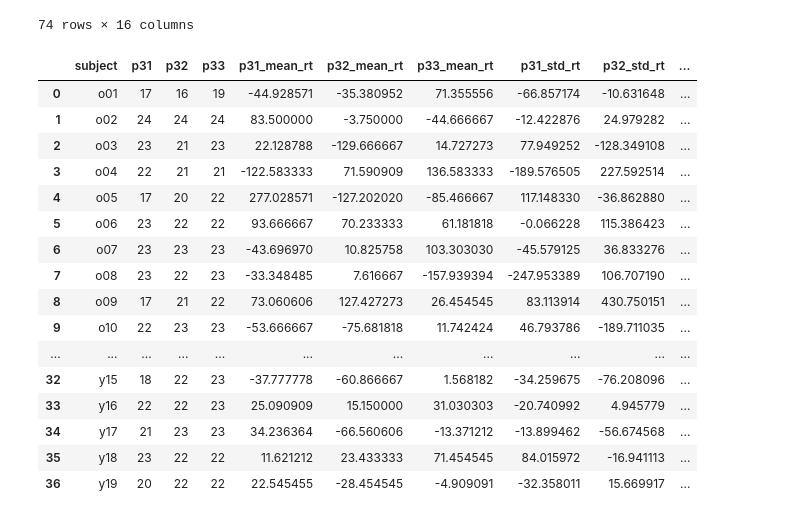
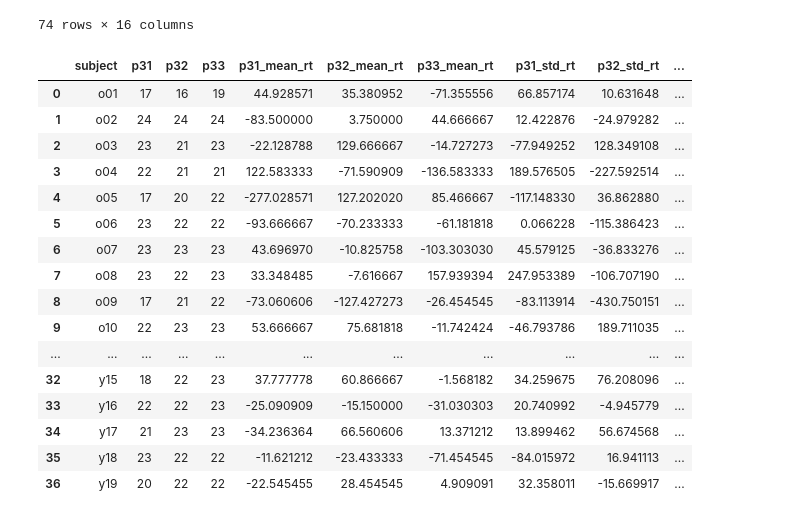
Before and after one commit to McSonk/brain-imaging, a Jupyter notebook: code/python/behaviour_global.ipynb, the cells around one changed output. Cells and saved outputs as stored; diff of their text form; code cells hidden in the pictures.

```diff
--- a/code/python/behaviour_global.ipynb
+++ b/code/python/behaviour_global.ipynb
@@ -208,37 +209,37 @@ rep_stats_df
 # %%
 subject_stats_df = rep_stats_df.sort_values(by='rep').groupby('subject').agg({
     'p31': 'sum',
     'p32': 'sum',
     'p33': 'sum',
-    'p31_mean_rt': lambda x: x.iloc[0] - x.iloc[1],
-    'p32_mean_rt': lambda x: x.iloc[0] - x.iloc[1],
-    'p33_mean_rt': lambda x: x.iloc[0] - x.iloc[1],
-    'p31_std_rt': lambda x: x.iloc[0] - x.iloc[1],
-    'p32_std_rt': lambda x: x.iloc[0] - x.iloc[1],
-    'p33_std_rt': lambda x: x.iloc[0] - x.iloc[1],
+    'p31_mean_rt': lambda x: x.iloc[1] - x.iloc[0],
+    'p32_mean_rt': lambda x: x.iloc[1] - x.iloc[0],
+    'p33_mean_rt': lambda x: x.iloc[1] - x.iloc[0],
+    'p31_std_rt': lambda x: x.iloc[1] - x.iloc[0],
+    'p32_std_rt': lambda x: x.iloc[1] - x.iloc[0],
+    'p33_std_rt': lambda x: x.iloc[1] - x.iloc[0],
     'dummy_p3_': 'sum',
     'mean_rt': lambda x: x.iloc[0] - x.iloc[1],
     'std_rt': lambda x: x.iloc[0] - x.iloc[1],
     'mean_acc': lambda x: x.iloc[0] - x.iloc[1],
     'std_acc': lambda x: x.iloc[0] - x.iloc[1]
 }).reset_index()
 
 subject_stats_df
 # %% [output]
 |  | subject | p31 | p32 | p33 | p31_mean_rt | p32_mean_rt | p33_mean_rt | p31_std_rt | p32_std_rt | ... |
-| 0 | o01 | 17 | 16 | 19 | -44.928571 | -35.380952 | 71.355556 | -66.857174 | -10.631648 | ... |
-| 1 | o02 | 24 | 24 | 24 | 83.500000 | -3.750000 | -44.666667 | -12.422876 | 24.979282 | ... |
-| 2 | o03 | 23 | 21 | 23 | 22.128788 | -129.666667 | 14.727273 | 77.949252 | -128.349108 | ... |
-| 3 | o04 | 22 | 21 | 21 | -122.583333 | 71.590909 | 136.583333 | -189.576505 | 227.592514 | ... |
-| 4 | o05 | 17 | 20 | 22 | 277.028571 | -127.202020 | -85.466667 | 117.148330 | -36.862880 | ... |
-| 5 | o06 | 23 | 22 | 22 | 93.666667 | 70.233333 | 61.181818 | -0.066228 | 115.386423 | ... |
-| 6 | o07 | 23 | 23 | 23 | -43.696970 | 10.825758 | 103.303030 | -45.579125 | 36.833276 | ... |
-| 7 | o08 | 23 | 22 | 23 | -33.348485 | 7.616667 | -157.939394 | -247.953389 | 106.707190 | ... |
-| 8 | o09 | 17 | 21 | 22 | 73.060606 | 127.427273 | 26.454545 | 83.113914 | 430.750151 | ... |
-| 9 | o10 | 22 | 23 | 23 | -53.666667 | -75.681818 | 11.742424 | 46.793786 | -189.711035 | ... |
+| 0 | o01 | 17 | 16 | 19 | 44.928571 | 35.380952 | -71.355556 | 66.857174 | 10.631648 | ... |
+| 1 | o02 | 24 | 24 | 24 | -83.500000 | 3.750000 | 44.666667 | 12.422876 | -24.979282 | ... |
+| 2 | o03 | 23 | 21 | 23 | -22.128788 | 129.666667 | -14.727273 | -77.949252 | 128.349108 | ... |
+| 3 | o04 | 22 | 21 | 21 | 122.583333 | -71.590909 | -136.583333 | 189.576505 | -227.592514 | ... |
+| 4 | o05 | 17 | 20 | 22 | -277.028571 | 127.202020 | 85.466667 | -117.148330 | 36.862880 | ... |
+| 5 | o06 | 23 | 22 | 22 | -93.666667 | -70.233333 | -61.181818 | 0.066228 | -115.386423 | ... |
+| 6 | o07 | 23 | 23 | 23 | 43.696970 | -10.825758 | -103.303030 | 45.579125 | -36.833276 | ... |
+| 7 | o08 | 23 | 22 | 23 | 33.348485 | -7.616667 | 157.939394 | 247.953389 | -106.707190 | ... |
+| 8 | o09 | 17 | 21 | 22 | -73.060606 | -127.427273 | -26.454545 | -83.113914 | -430.750151 | ... |
+| 9 | o10 | 22 | 23 | 23 | 53.666667 | 75.681818 | -11.742424 | -46.793786 | 189.711035 | ... |
 | ... | ... | ... | ... | ... | ... | ... | ... | ... | ... | ... |
-| 32 | y15 | 18 | 22 | 23 | -37.777778 | -60.866667 | 1.568182 | -34.259675 | -76.208096 | ... |
-| 33 | y16 | 22 | 22 | 23 | 25.090909 | 15.150000 | 31.030303 | -20.740992 | 4.945779 | ... |
-| 34 | y17 | 21 | 23 | 23 | 34.236364 | -66.560606 | -13.371212 | -13.899462 | -56.674568 | ... |
-| 35 | y18 | 23 | 22 | 22 | 11.621212 | 23.433333 | 71.454545 | 84.015972 | -16.941113 | ... |
-| 36 | y19 | 20 | 22 | 22 | 22.545455 | -28.454545 | -4.909091 | -32.358011 | 15.669917 | ... |
+| 32 | y15 | 18 | 22 | 23 | 37.777778 | 60.866667 | -1.568182 | 34.259675 | 76.208096 | ... |
+| 33 | y16 | 22 | 22 | 23 | -25.090909 | -15.150000 | -31.030303 | 20.740992 | -4.945779 | ... |
+| 34 | y17 | 21 | 23 | 23 | -34.236364 | 66.560606 | 13.371212 | 13.899462 | 56.674568 | ... |
+| 35 | y18 | 23 | 22 | 22 | -11.621212 | -23.433333 | -71.454545 | -84.015972 | 16.941113 | ... |
+| 36 | y19 | 20 | 22 | 22 | -22.545455 | 28.454545 | 4.909091 | 32.358011 | -15.669917 | ... |
```
Also changed, not shown: parts of 24 cells of this notebook.
